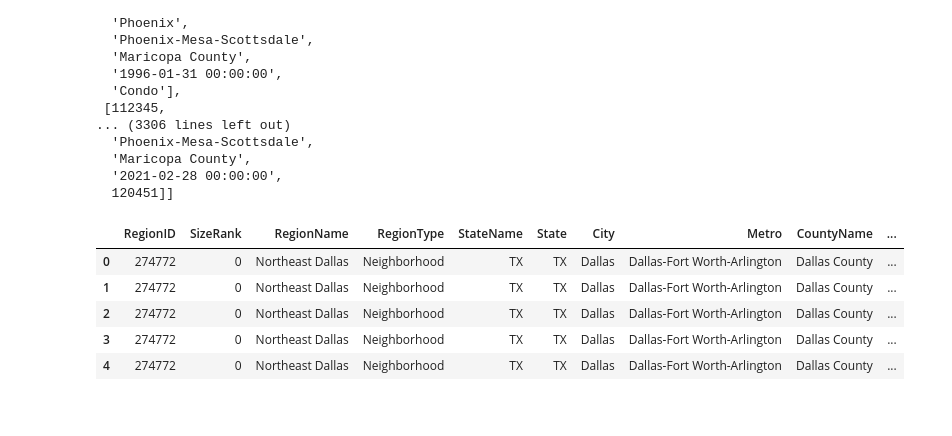
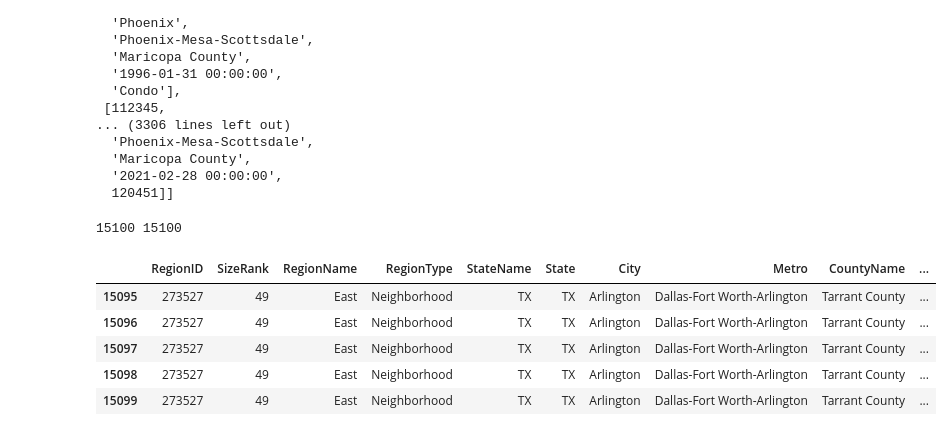
Before and after one commit to michael-brittlebank/digital-builder-capstone, a Jupyter notebook: main.ipynb, the cells around one changed output. Saved outputs shown, nothing was run; the diff lists cells and outputs as text; code cells hidden in the pictures.

```diff
--- a/main.ipynb
+++ b/main.ipynb
@@ -673,38 +673,47 @@ inflate_zillow_row_by_date(row1, header)
   '2021-02-28 00:00:00',
   120451]]
 # %%
-data = import_csv("ingested_condo.csv")
+condo_data = import_csv("ingested_condo.csv")
+sfr_data = import_csv("ingested_singlefamilyresidence.csv")
 # %%
 import pandas as pd
 import numpy as np
 import copy
 
 pd.set_option('display.max_columns', None)  # or 1000
 pd.set_option('display.max_rows', None)  # or 1000
 pd.set_option('display.max_colwidth', None)  # or 199
 
-copydata = copy.deepcopy(data)
+copydata = copy.deepcopy(condo_data)
+copydata2 = copy.deepcopy(sfr_data)
 
-columns = copydata.pop(0)
+columns = copydata.pop(0) # remove headers
+columns2 = copydata2.pop(0) # remove headers
+
 df1 = pd.DataFrame(copydata, columns=columns) # import into dataframe from database
+df2 = pd.DataFrame(copydata2, columns=columns2) # import into dataframe from database
+
+print(len(df1), len(df2))
+df1 = pd.concat([df1, df2])
 
 # temp while reading from file
 df1['ZHVI'] = df1['ZHVI'].astype(float)
 
 df1["Date"] = pd.to_datetime(df1["Date"]) # convert to pandas date
 df1['ZHVI'] = df1['ZHVI'].replace([0], np.nan) # replace zero ZHVI with NAN to exclude from calculations
 df1.sort_values(by=['Date']) # sorting the data allows for percent change to be calculated correctly
 
 # todo, maybe delete pct_change
-df1['% Change'] = df1.groupby(['RegionName'])['ZHVI'].pct_change()*100
+df1['% Change'] = df1.groupby(['RegionName', 'Housing Type'])['ZHVI'].pct_change()*100
 
-df1.head()
+df1.tail()
 # %% [output]
+15100 15100
 |  | RegionID | SizeRank | RegionName | RegionType | StateName | State | City | Metro | CountyName | ... |
-| 0 | 274772 | 0 | Northeast Dallas | Neighborhood | TX | TX | Dallas | Dallas-Fort Worth-Arlington | Dallas County | ... |
-| 1 | 274772 | 0 | Northeast Dallas | Neighborhood | TX | TX | Dallas | Dallas-Fort Worth-Arlington | Dallas County | ... |
-| 2 | 274772 | 0 | Northeast Dallas | Neighborhood | TX | TX | Dallas | Dallas-Fort Worth-Arlington | Dallas County | ... |
-| 3 | 274772 | 0 | Northeast Dallas | Neighborhood | TX | TX | Dallas | Dallas-Fort Worth-Arlington | Dallas County | ... |
-| 4 | 274772 | 0 | Northeast Dallas | Neighborhood | TX | TX | Dallas | Dallas-Fort Worth-Arlington | Dallas County | ... |
+| 15095 | 273527 | 49 | East | Neighborhood | TX | TX | Arlington | Dallas-Fort Worth-Arlington | Tarrant County | ... |
+| 15096 | 273527 | 49 | East | Neighborhood | TX | TX | Arlington | Dallas-Fort Worth-Arlington | Tarrant County | ... |
+| 15097 | 273527 | 49 | East | Neighborhood | TX | TX | Arlington | Dallas-Fort Worth-Arlington | Tarrant County | ... |
+| 15098 | 273527 | 49 | East | Neighborhood | TX | TX | Arlington | Dallas-Fort Worth-Arlington | Tarrant County | ... |
+| 15099 | 273527 | 49 | East | Neighborhood | TX | TX | Arlington | Dallas-Fort Worth-Arlington | Tarrant County | ... |
 # %%
 
```
Also changed, not shown: parts of 5 cells of this notebook, 1 other file.
